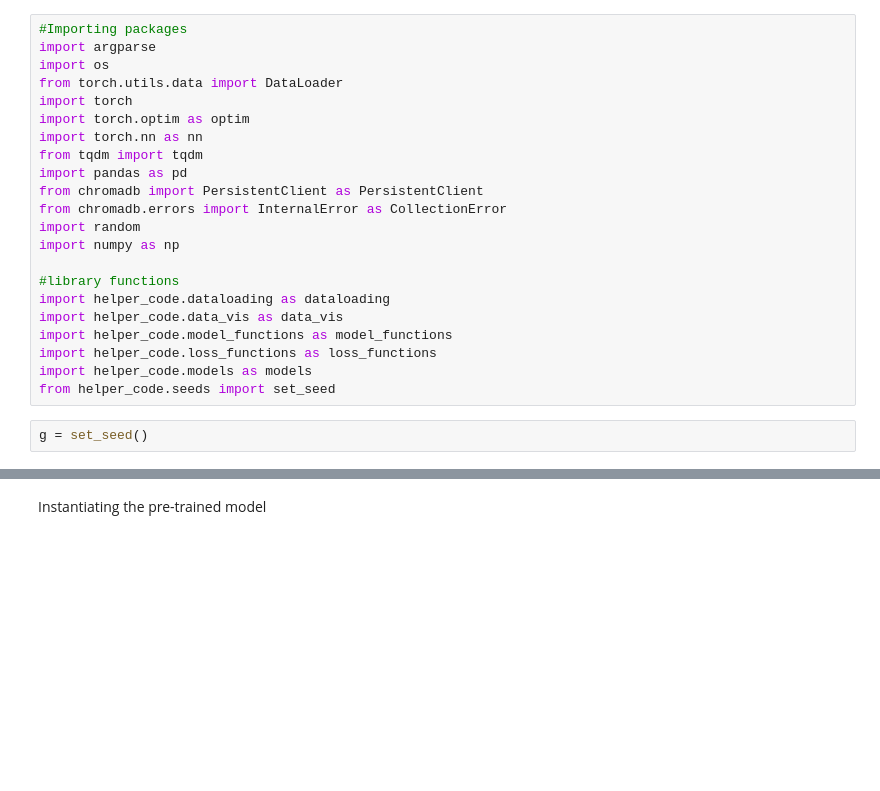
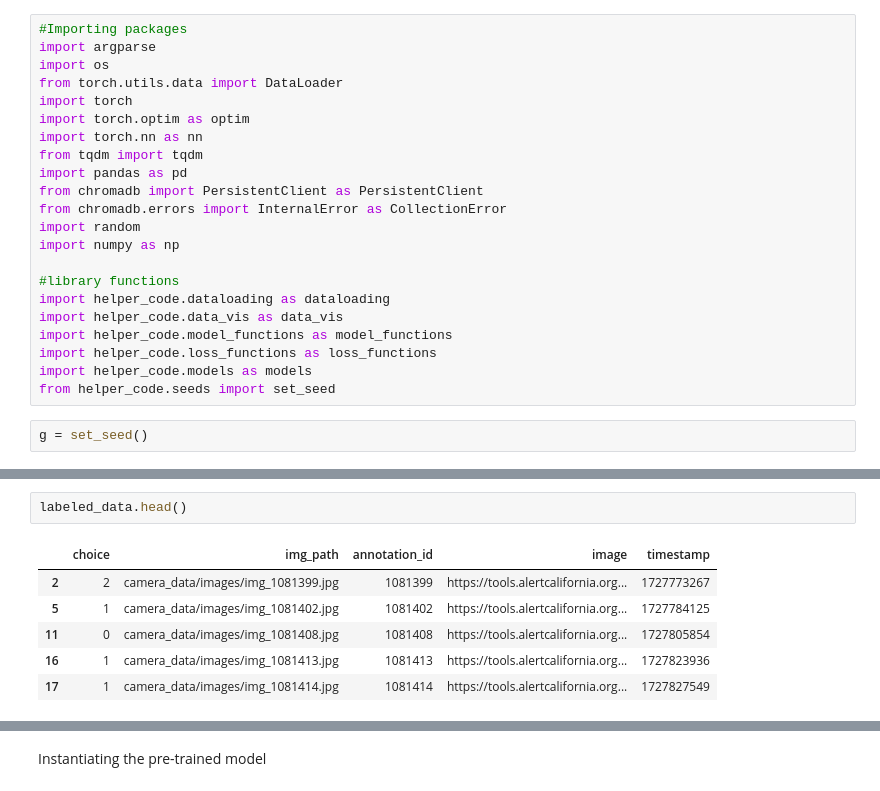
Before and after one commit to ModernNeesh/alertcalifornia-anomaly-detection, a Jupyter notebook: model_test_runs_deepsad.ipynb, the cells around one changed output, grey strips where cells are left out. Drawn from its saved outputs; the diff is of its cells as text; blank space fills up the shorter version.

```diff
--- a/model_test_runs_deepsad.ipynb
+++ b/model_test_runs_deepsad.ipynb
@@ -43 +80,10 @@ train_dataloader, val_dataloader, test_dataloader = dataloading.get_train_val_te
+# %%
+labeled_data.head()
+# %% [output]
+|  | choice | img_path | annotation_id | image | timestamp |
+| 2 | 2 | camera_data/images/img_1081399.jpg | 1081399 | https://tools.alertcalifornia.org... | 1727773267 |
+| 5 | 1 | camera_data/images/img_1081402.jpg | 1081402 | https://tools.alertcalifornia.org... | 1727784125 |
+| 11 | 0 | camera_data/images/img_1081408.jpg | 1081408 | https://tools.alertcalifornia.org... | 1727805854 |
+| 16 | 1 | camera_data/images/img_1081413.jpg | 1081413 | https://tools.alertcalifornia.org... | 1727823936 |
+| 17 | 1 | camera_data/images/img_1081414.jpg | 1081414 | https://tools.alertcalifornia.org... | 1727827549 |
 # %%
```
Also changed, not shown: parts of 17 cells of this notebook, 8 other files.
